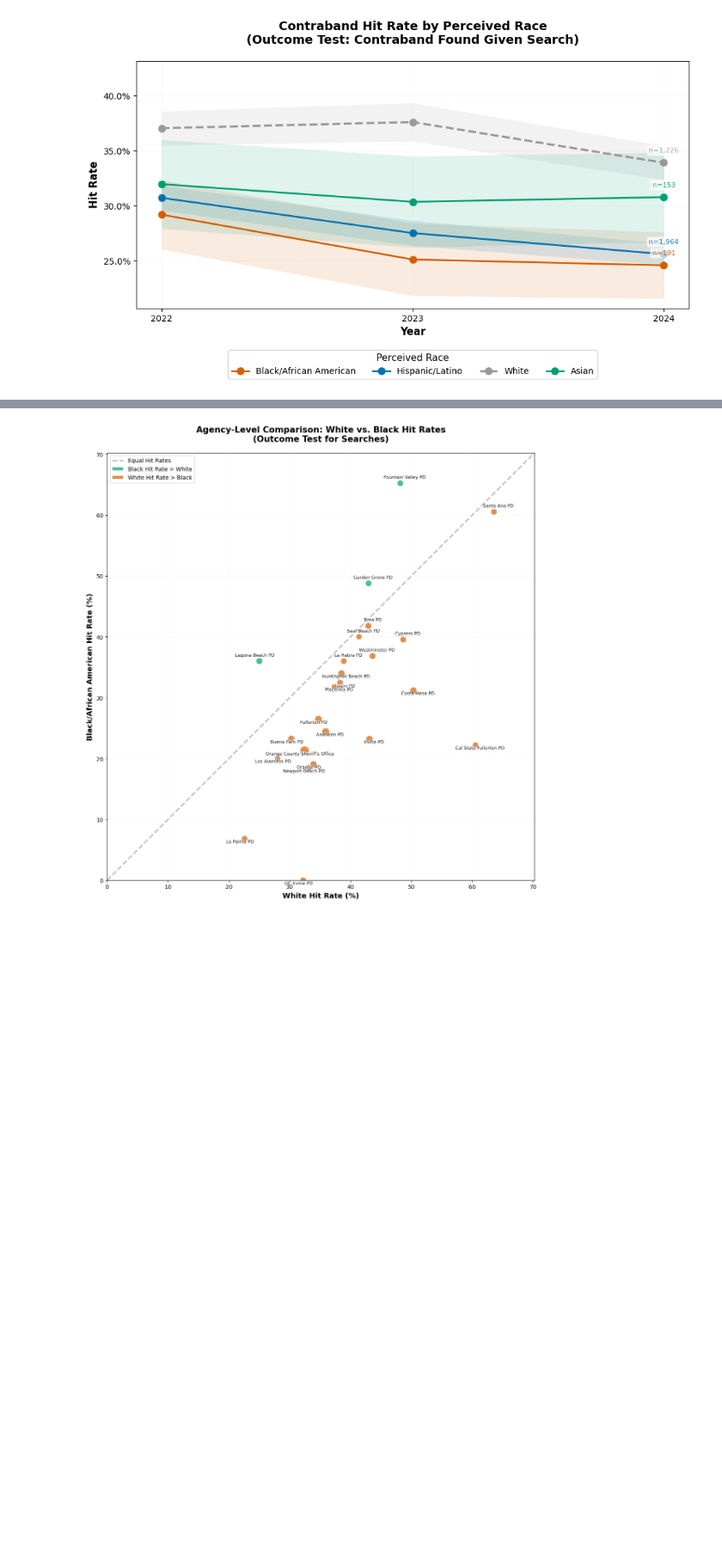
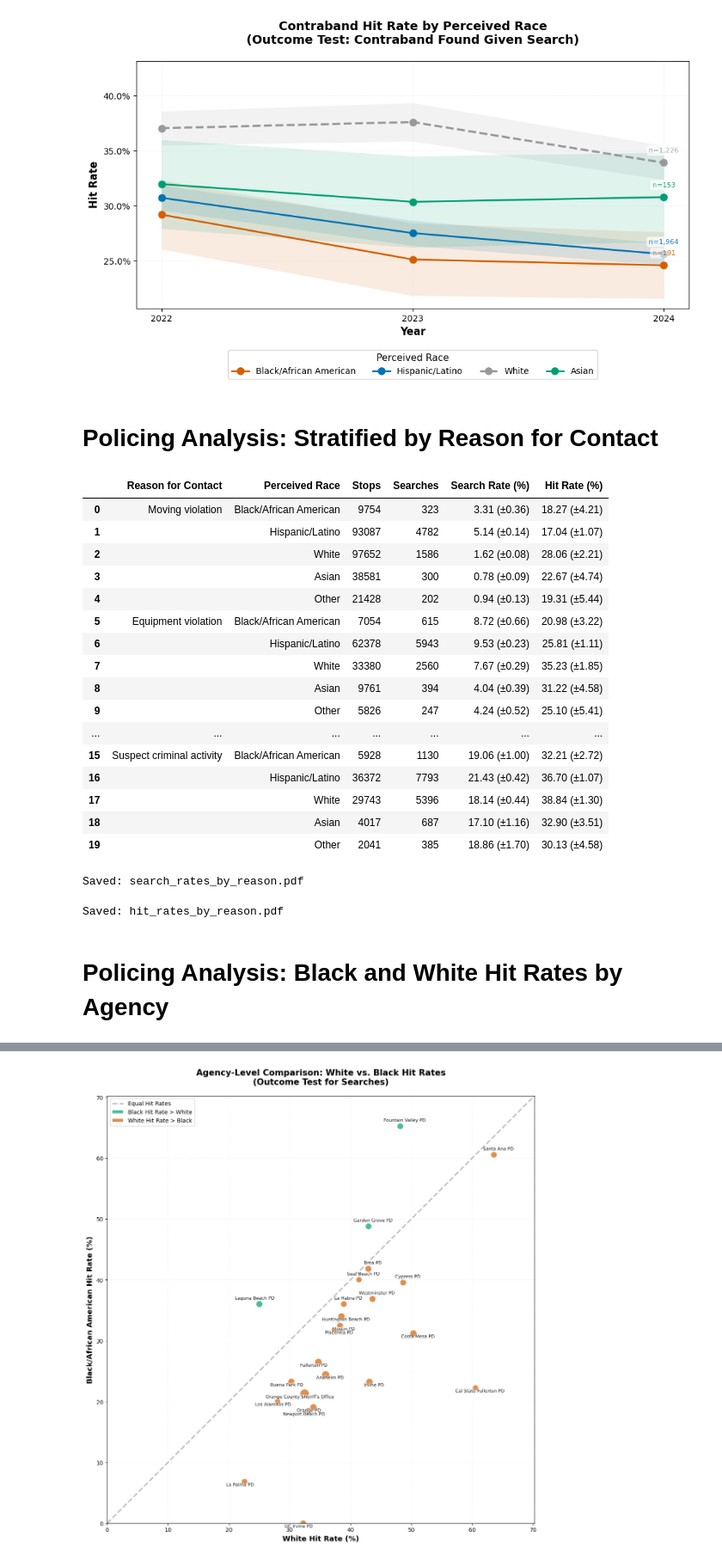
Before and after one commit to laurenbchu/honors-thesis, a Jupyter notebook: notebooks/analysis.ipynb, the cells around one changed output, grey strips where cells are left out. Shown at 86% size. Cells and saved outputs as stored; diff of their text form; code cells hidden in the pictures; blank space fills up the shorter version.

Commit message:
Stratified by stop reason

```diff
--- a/notebooks/analysis.ipynb
+++ b/notebooks/analysis.ipynb
@@ -217,3 +190,5 @@ policing_figs = visualize_policing(policing_analysis)
 [figure]
 [figure]
 [figure]
+# %% [markdown]
+# Policing Analysis: Stratified by Reason for Contact
@@ -219,0 +199,40 @@ policing_figs = visualize_policing(policing_analysis)
+# %%
+# Calculate rates by reason for contact
+policing_by_reason = policing_rates_by_reason_for_contact(policing, census_coarse)
+
+# Create comprehensive table with pooled 2022-2024 data
+reason_table = create_reason_for_contact_table(policing_by_reason)
+display(reason_table)
+# export_reason_for_contact_table_to_latex(reason_table)
+# %% [output]
+|  | Reason for Contact | Perceived Race | Stops | Searches | Search Rate (%) | Hit Rate (%) |
+| 0 | Moving violation | Black/African American | 9754 | 323 | 3.31 (±0.36) | 18.27 (±4.21) |
+| 1 |  | Hispanic/Latino | 93087 | 4782 | 5.14 (±0.14) | 17.04 (±1.07) |
+| 2 |  | White | 97652 | 1586 | 1.62 (±0.08) | 28.06 (±2.21) |
+| 3 |  | Asian | 38581 | 300 | 0.78 (±0.09) | 22.67 (±4.74) |
+| 4 |  | Other | 21428 | 202 | 0.94 (±0.13) | 19.31 (±5.44) |
+| 5 | Equipment violation | Black/African American | 7054 | 615 | 8.72 (±0.66) | 20.98 (±3.22) |
+| 6 |  | Hispanic/Latino | 62378 | 5943 | 9.53 (±0.23) | 25.81 (±1.11) |
+| 7 |  | White | 33380 | 2560 | 7.67 (±0.29) | 35.23 (±1.85) |
+| 8 |  | Asian | 9761 | 394 | 4.04 (±0.39) | 31.22 (±4.58) |
+| 9 |  | Other | 5826 | 247 | 4.24 (±0.52) | 25.10 (±5.41) |
+| ... | ... | ... | ... | ... | ... | ... |
+| 15 | Suspect criminal activity | Black/African American | 5928 | 1130 | 19.06 (±1.00) | 32.21 (±2.72) |
+| 16 |  | Hispanic/Latino | 36372 | 7793 | 21.43 (±0.42) | 36.70 (±1.07) |
+| 17 |  | White | 29743 | 5396 | 18.14 (±0.44) | 38.84 (±1.30) |
+| 18 |  | Asian | 4017 | 687 | 17.10 (±1.16) | 32.90 (±3.51) |
+| 19 |  | Other | 2041 | 385 | 18.86 (±1.70) | 30.13 (±4.58) |
+# %%
+# Create search rate visualization
+fig_search = visualize_search_rates_by_reason(policing_by_reason)
+# export_figure_to_pdf(fig_search, "search_rates_by_reason")
+# %% [output]
+Saved: search_rates_by_reason.pdf
+# %%
+# Create hit rate visualization
+fig_hit = visualize_hit_rates_by_reason(policing_by_reason)
+# export_figure_to_pdf(fig_hit, "hit_rates_by_reason")
+# %% [output]
+Saved: hit_rates_by_reason.pdf
+# %% [markdown]
+# Policing Analysis: Black and White Hit Rates by Agency
```
Also changed, not shown: parts of 6 cells of this notebook, 6 other files.
